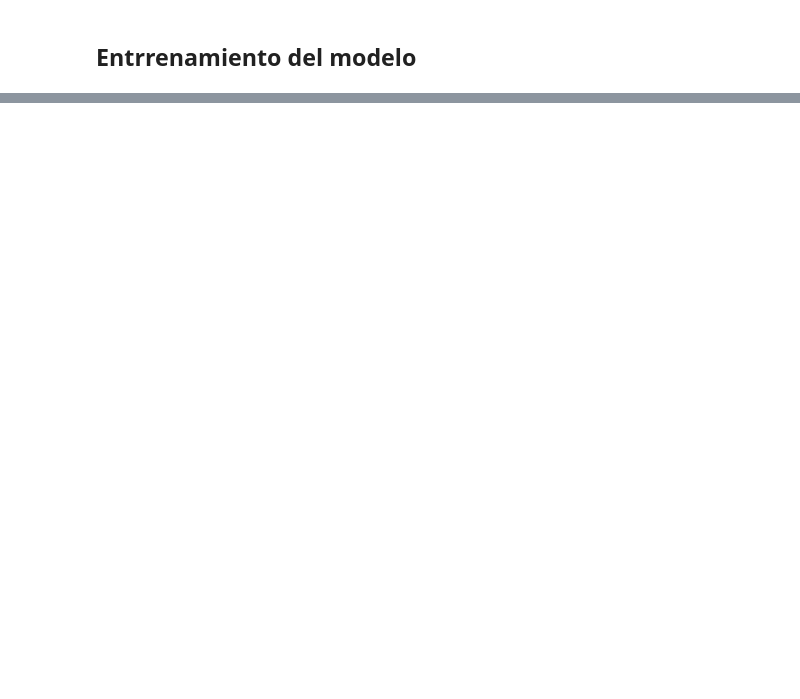
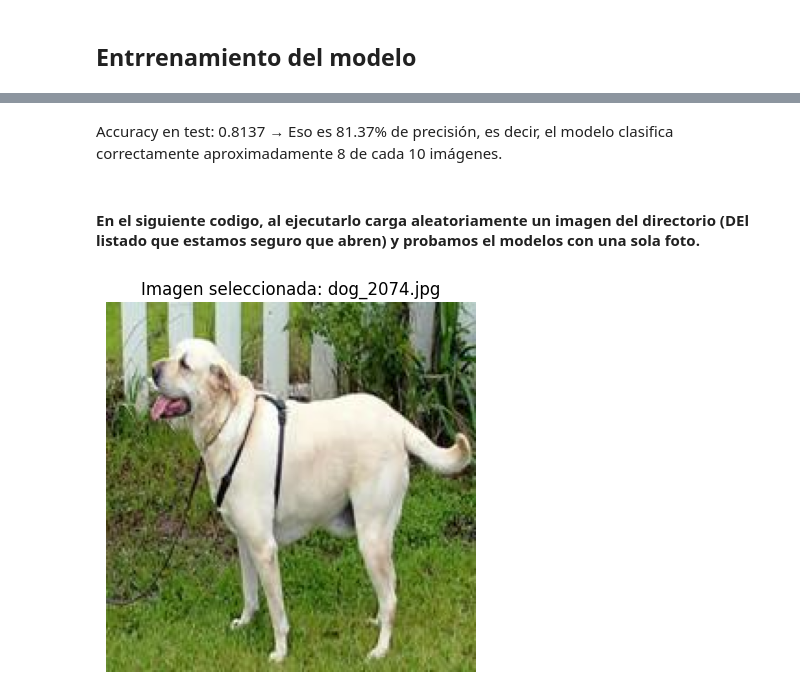
Before and after one commit to pcaliman2/24_Deep_Learning, a Jupyter notebook: src/explore.ipynb, the cells around one changed output, grey strips where cells are left out. Saved outputs shown, nothing was run; the diff lists cells and outputs as text; code cells hidden in the pictures; blank space fills up the shorter version.

Commit message:
VersionCon_Modelo_y_Pruebas

```diff
--- a/src/explore.ipynb
+++ b/src/explore.ipynb
@@ -119,10 +133,15 @@ print(files)
 # %%
+# Con el paso anterior asegure que todo oo que esta en el DataFrame "total_data" son archivos validos
 # Todos los archivos tienen la palabra dog o cat en su nombre.  con eso podemos crear una columna que asocie el nombre
 # Del archivo y su contenido con la informacion que tiene dentro.
 
-categories = ['dog' if file.split('_')[0] == 'dog' else 'cat' for file in files]
+categories = ['dog' if file.split('_')[0] == 'dog' else 'cat' for file in imagenes_validas]
 
-total_data = pd.DataFrame({'filename': files, 'category': categories})
+total_data = pd.DataFrame({
+    'filename': imagenes_validas,
+    'category': categories
+})
+
 total_data.head()
 # %% [output]
 |  | filename | category |
@@ -280,0 +328,43 @@ print("Accuracy en test:", resultados[1])
+# %% [markdown]
+Accuracy en test: 0.8137
+→ Eso es 81.37% de precisión, es decir, el modelo clasifica correctamente aproximadamente 8 de cada 10 imágenes.
+# %% [markdown]
+#### En el siguiente codigo, al ejecutarlo carga aleatoriamente un imagen del directorio (DEl listado que estamos seguro que abren) y probamos el modelos con una sola foto.
+# %%
+import random
+import os
+import numpy as np
+from PIL import Image
+import matplotlib.pyplot as plt
+from tensorflow.keras.preprocessing.image import img_to_array, load_img
+
+# Ruta del directorio de imágenes
+folder = "../../imagenes/cats_and_dogs_filtered"
+
+# Obtener una imagen válida aleatoria
+imagen_aleatoria = random.choice(imagenes_validas)
+ruta_img = os.path.join(folder, imagen_aleatoria)
+
+# Cargar y mostrar la imagen
+img = load_img(ruta_img, target_size=(200, 200))  # Mismo tamaño que usaste para entrenar
+plt.imshow(img)
+plt.title(f"Imagen seleccionada: {imagen_aleatoria}")
+plt.axis("off")
+plt.show()
+
+# Preprocesar la imagen para el modelo
+img_array = img_to_array(img) / 255.0  # Escalamos como hicimos en entrenamiento
+img_array = np.expand_dims(img_array, axis=0)  # El modelo espera un lote (batch)
+
+# Realizar predicción
+prediccion = modelo_cargado.predict(img_array)
+
+# Interpretar resultado
+clases = list(ImgGenTraining.class_indices.keys())  # ['cat', 'dog']
+indice = np.argmax(prediccion)
+etiqueta_predicha = clases[indice]
+confianza = prediccion[0][indice]
+
+print(f"Predicción: {etiqueta_predicha} (confianza: {confianza:.2%})")
+# %% [output]
+[figure, added]
```
Also changed, not shown: parts of 15 cells of this notebook.
